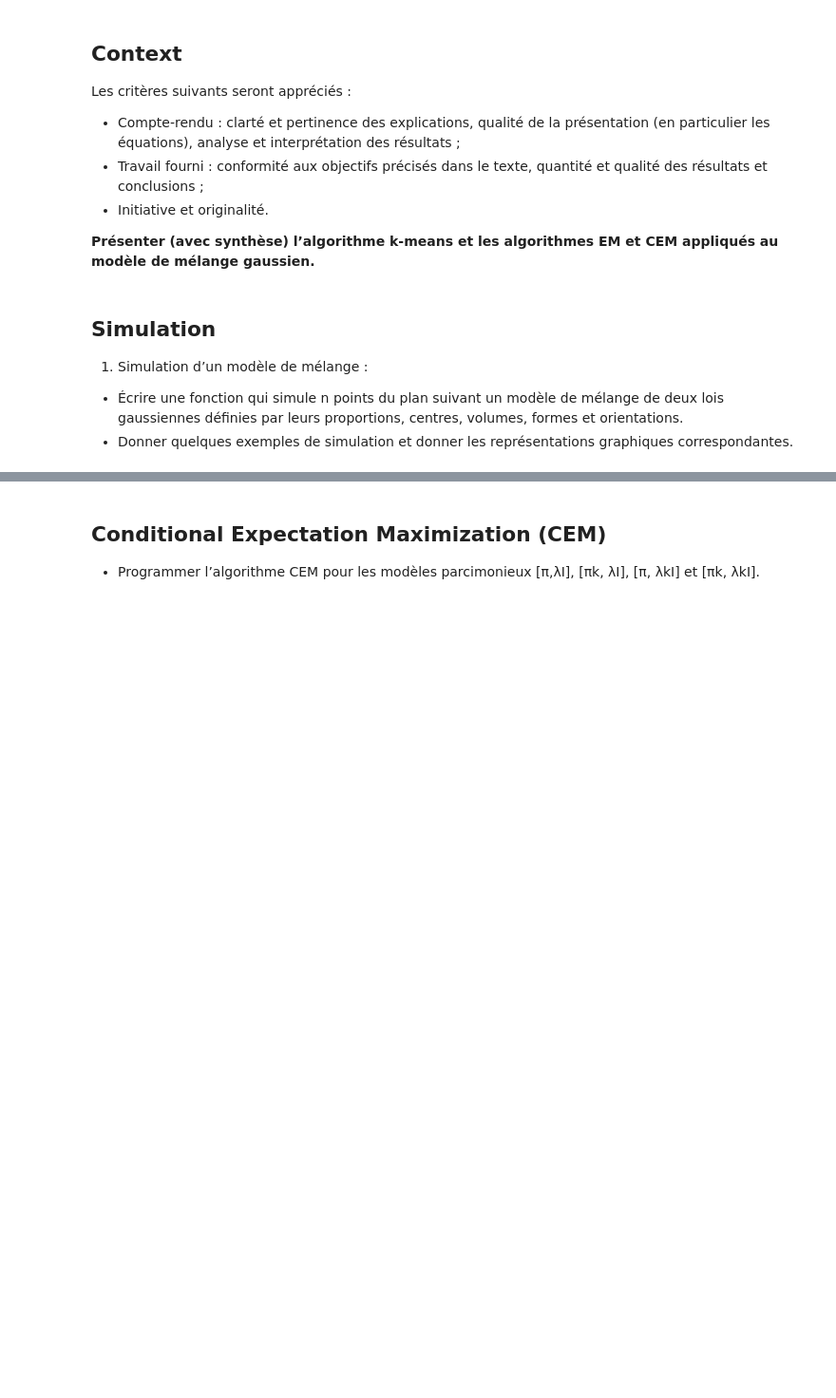
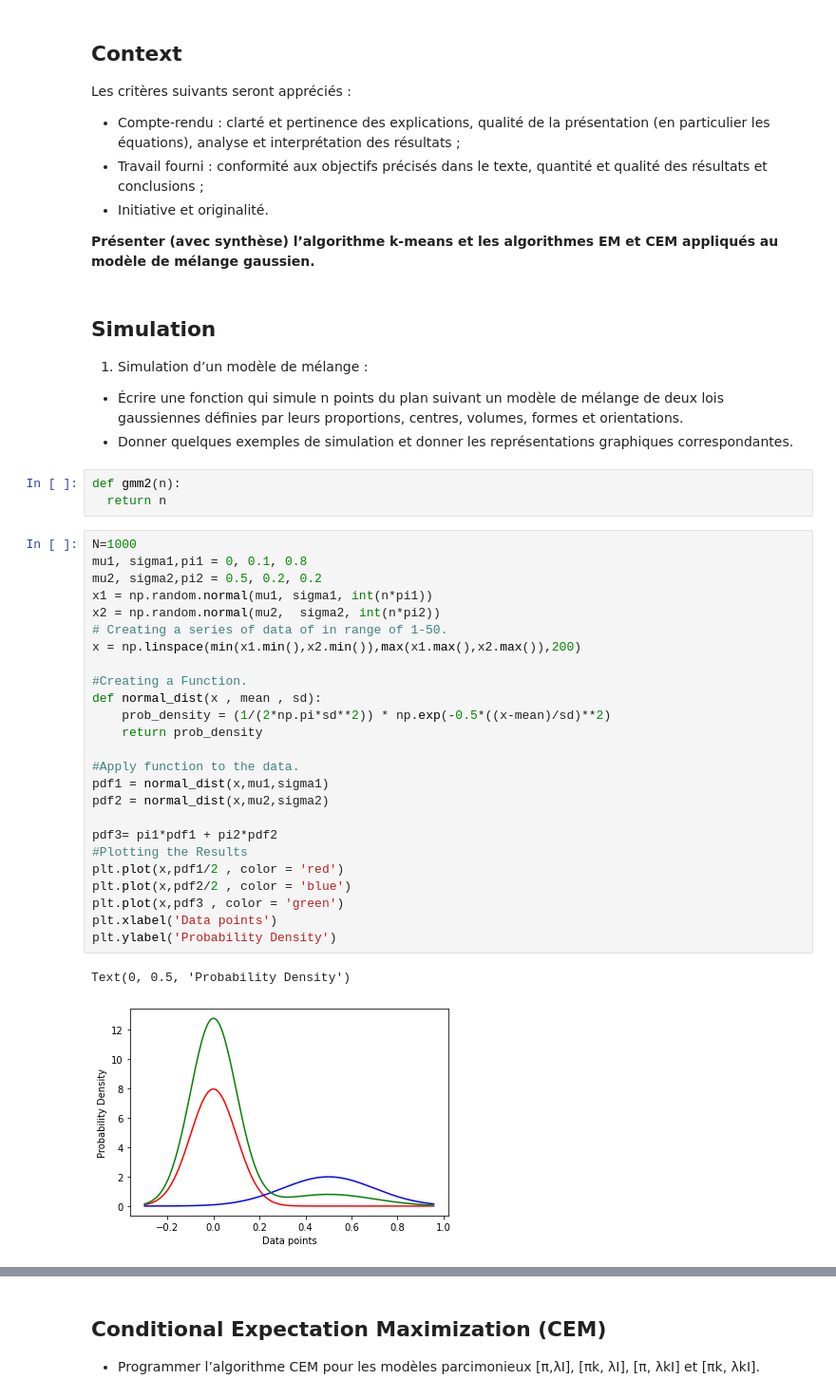
Before and after one commit to mohcineelharras/daml_project, a Jupyter notebook: project/daml_project.ipynb, the cells around one changed output, grey strips where cells are left out. Shown: that part at 95% size. Drawn from its saved outputs; the diff is of its cells as text; blank space fills up the shorter version.

```diff
--- a/project/daml_project.ipynb
+++ b/project/daml_project.ipynb
@@ -23,3 +33,34 @@ de mélange de deux lois gaussiennes définies par leurs proportions,
 centres, volumes, formes et orientations.
 * Donner quelques exemples de simulation et donner les représentations
 graphiques correspondantes.
+# %%
+def gmm2(n):
+  return n
+# %%
+N=1000
+mu1, sigma1,pi1 = 0, 0.1, 0.8
+mu2, sigma2,pi2 = 0.5, 0.2, 0.2
+x1 = np.random.normal(mu1, sigma1, int(n*pi1))
+x2 = np.random.normal(mu2,  sigma2, int(n*pi2))
+# Creating a series of data of in range of 1-50.
+x = np.linspace(min(x1.min(),x2.min()),max(x1.max(),x2.max()),200)
+
+#Creating a Function.
+def normal_dist(x , mean , sd):
+    prob_density = (1/(2*np.pi*sd**2)) * np.exp(-0.5*((x-mean)/sd)**2)
+    return prob_density
+
+#Apply function to the data.
+pdf1 = normal_dist(x,mu1,sigma1)
+pdf2 = normal_dist(x,mu2,sigma2)
+
+pdf3= pi1*pdf1 + pi2*pdf2
+#Plotting the Results
+plt.plot(x,pdf1/2 , color = 'red')
+plt.plot(x,pdf2/2 , color = 'blue')
+plt.plot(x,pdf3 , color = 'green')
+plt.xlabel('Data points')
+plt.ylabel('Probability Density')
+# %% [output]
+Text(0, 0.5, 'Probability Density')
+[figure, added]
```
Also changed, not shown: parts of 4 cells of this notebook.
